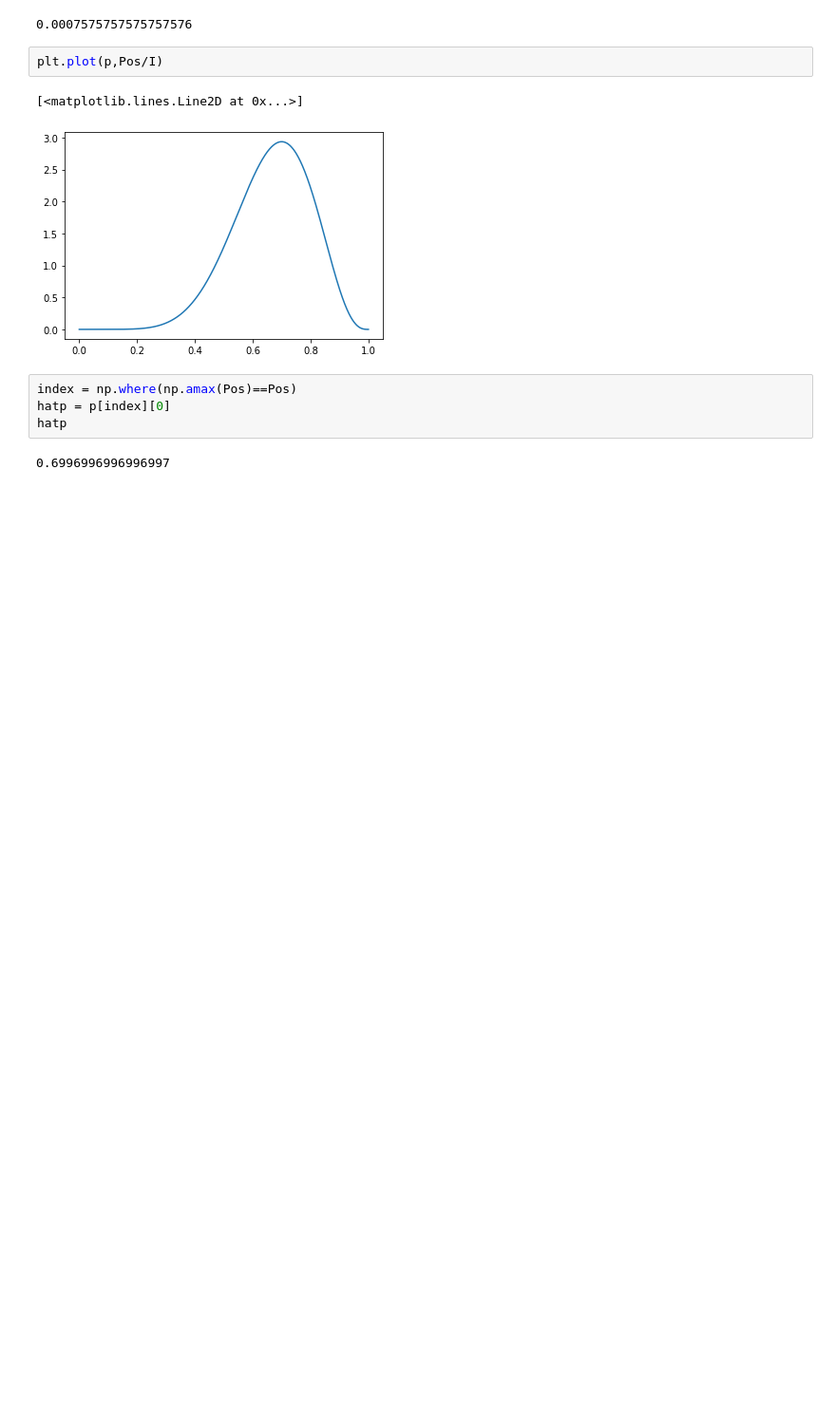
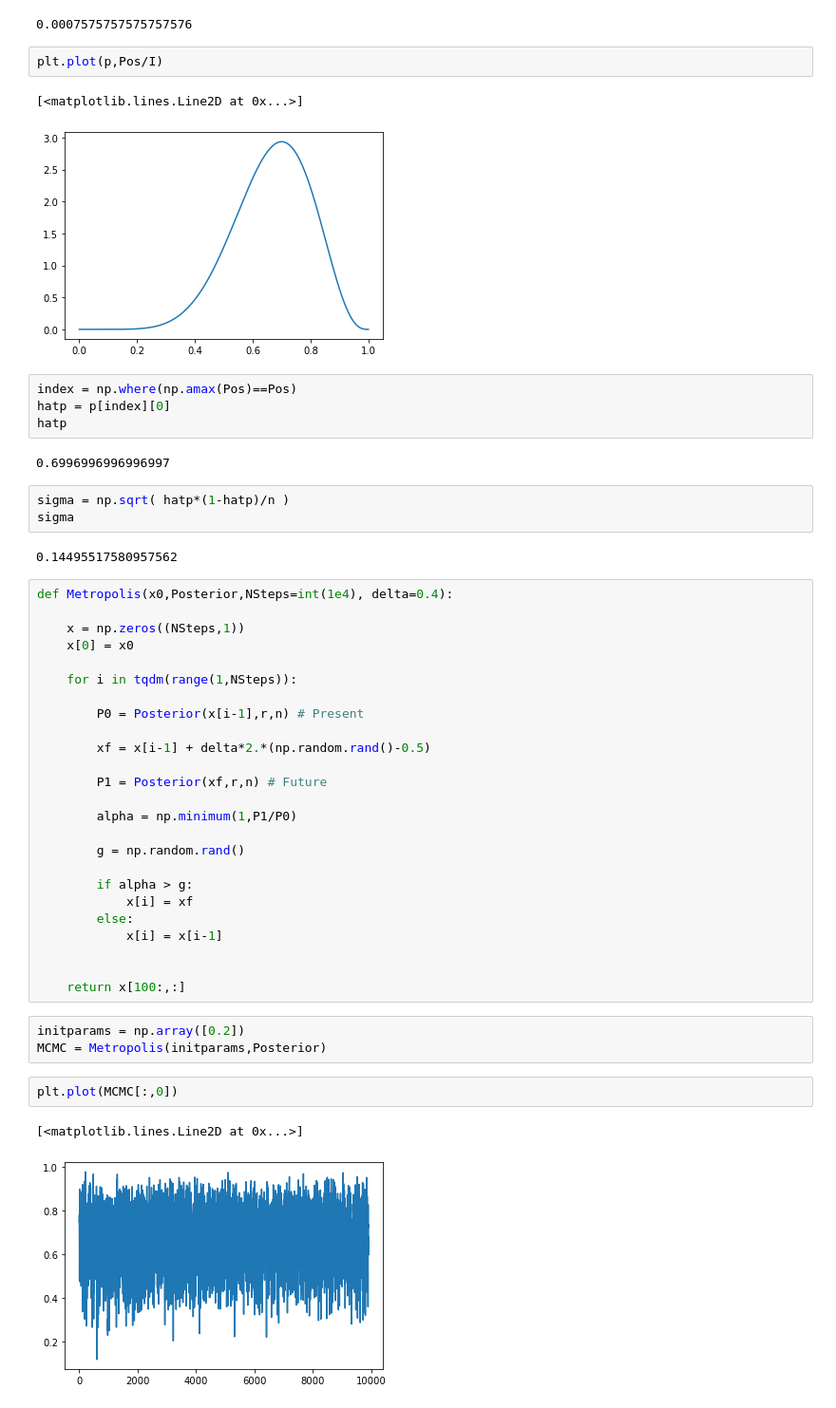
Before and after one commit to psalazarg02/MetodosComputacionales20222, a Jupyter notebook: Week12/BayesianCoin.ipynb, the cells around one changed output. Shown at 95% size. Cells and saved outputs as stored; diff of their text form; blank space fills up the shorter version.

```diff
--- a/Week12/BayesianCoin.ipynb
+++ b/Week12/BayesianCoin.ipynb
@@ -41,3 +41,41 @@ hatp = p[index][0]
 hatp
 # %% [output]
 0.6996996996996997
+# %%
+sigma = np.sqrt( hatp*(1-hatp)/n )
+sigma
+# %% [output]
+0.14495517580957562
+# %%
+def Metropolis(x0,Posterior,NSteps=int(1e4), delta=0.4):
+
+    x = np.zeros((NSteps,1))
+    x[0] = x0
+
+    for i in tqdm(range(1,NSteps)):
+
+        P0 = Posterior(x[i-1],r,n) # Present
+
+        xf = x[i-1] + delta*2.*(np.random.rand()-0.5)
+
+        P1 = Posterior(xf,r,n) # Future
+
+        alpha = np.minimum(1,P1/P0)
+
+        g = np.random.rand()
+
+        if alpha > g:
+            x[i] = xf
+        else:
+            x[i] = x[i-1]
+
+
+    return x[100:,:]
+# %%
+initparams = np.array([0.2])
+MCMC = Metropolis(initparams,Posterior)
+# %%
+plt.plot(MCMC[:,0])
+# %% [output]
+[<matplotlib.lines.Line2D at 0x...>]
+[figure, added]
```
Also changed, not shown: parts of 1 cell of this notebook.
